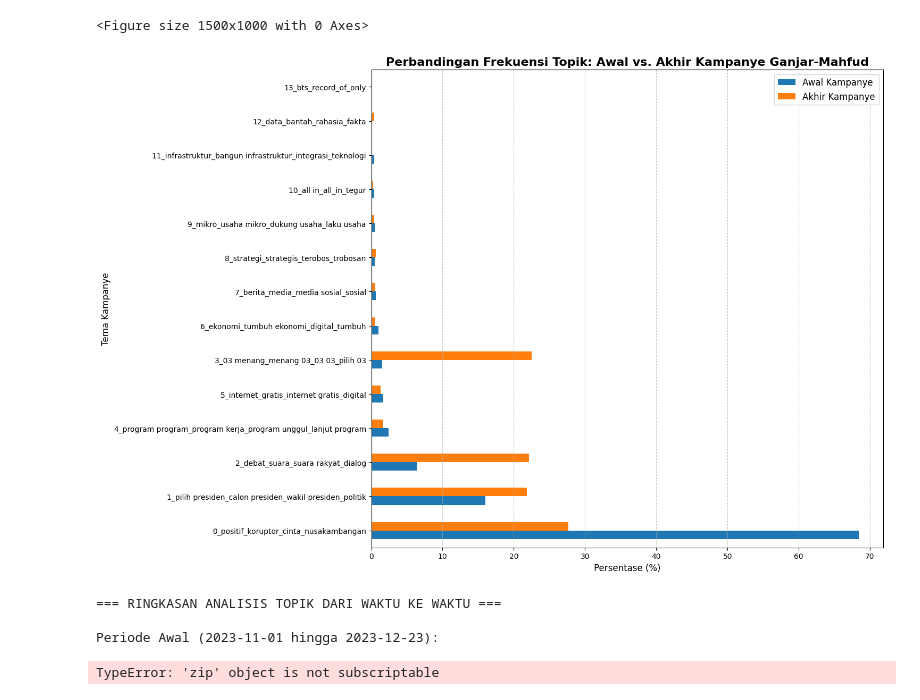
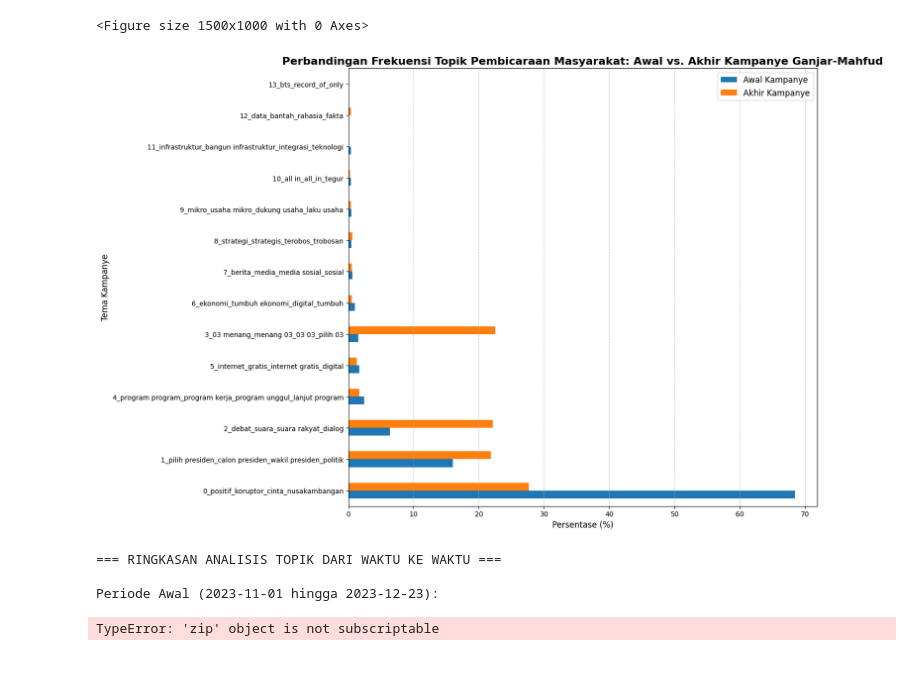
Before and after one commit to satu-dua-TA/topic-modelling, a Jupyter notebook: topic-modelling-03-time-based.ipynb, the cells around one changed output. Saved outputs shown, nothing was run; the diff lists cells and outputs as text; code cells hidden in the pictures; blank space fills up the shorter version.

```diff
--- a/topic-modelling-03-time-based.ipynb
+++ b/topic-modelling-03-time-based.ipynb
@@ -384,7 +314,7 @@ comparison_df = comparison_df.sort_values(by=['Awal Kampanye', 'Akhir Kampanye']
 
 # Create a horizontal bar chart
 comparison_df.plot.barh(figsize=(15, 10))
-plt.title('Perbandingan Frekuensi Topik: Awal vs. Akhir Kampanye Ganjar-Mahfud', fontsize=16, fontweight='bold')
+plt.title('Perbandingan Frekuensi Topik Pembicaraan Masyarakat: Awal vs. Akhir Kampanye Ganjar-Mahfud', fontsize=16, fontweight='bold')
 plt.xlabel('Persentase (%)', fontsize=12)
 plt.ylabel('Tema Kampanye', fontsize=12)
 plt.grid(axis='x', linestyle='--', alpha=0.7)
@@ -419,5 +349,5 @@ for topic, pct in late_freq.items()[:5]:
 <Figure size 1500x1000 with 0 Axes>
-[figure, old version]
+[figure, new version]
 === RINGKASAN ANALISIS TOPIK DARI WAKTU KE WAKTU ===
 
 Periode Awal (2023-11-01 hingga 2023-12-23):
```
Also changed, not shown: parts of 6 cells of this notebook, 2 other files.
